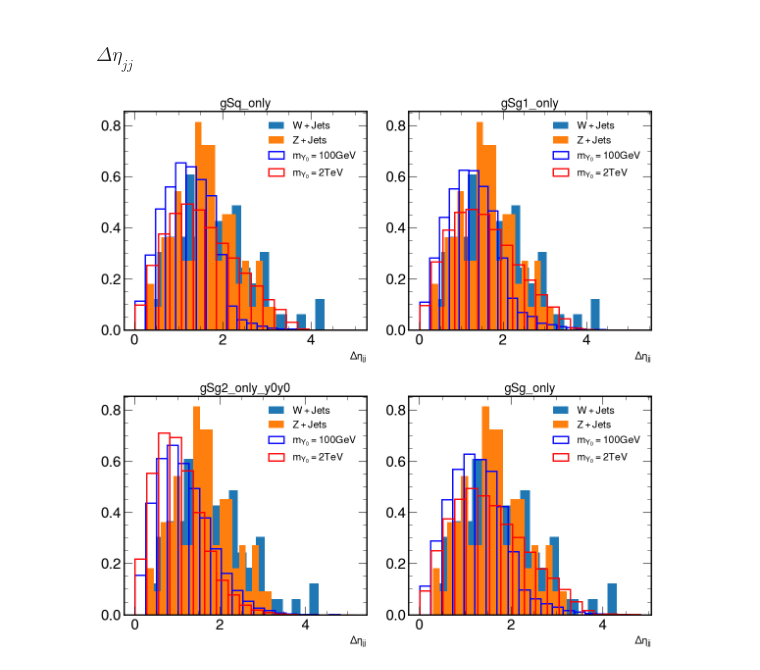
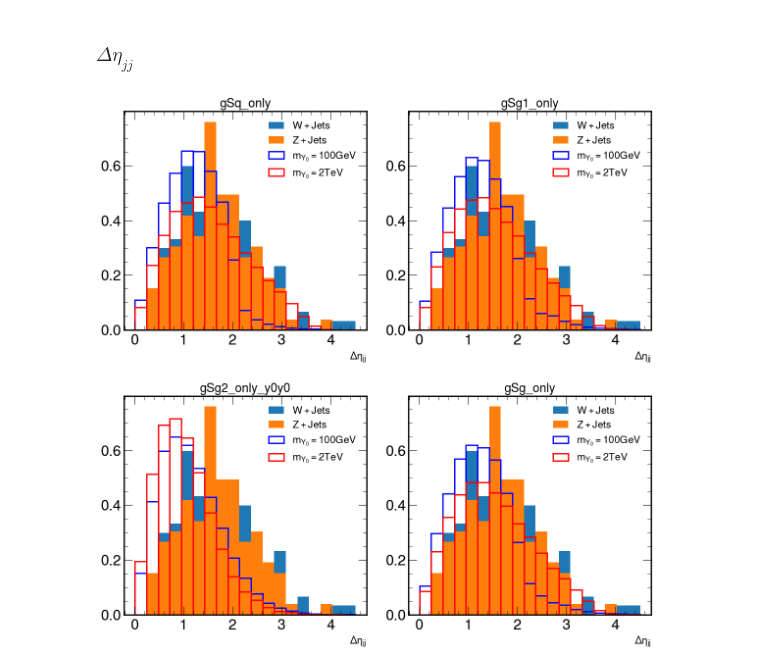
Before and after one commit to JuanDuarte2003/VBFDM_EAFIT, a Jupyter notebook: SignificanceAnalysis.ipynb, the cells around one changed output. Cells and saved outputs as stored; diff of their text form; code cells hidden in the pictures.

```diff
--- a/SignificanceAnalysis.ipynb
+++ b/SignificanceAnalysis.ipynb
@@ -803,6 +952,6 @@ plt.show()
 # %%
 Z, pt_values = find_significance(cases, data, [data_WpJ, data_ZpJ],
-                                 cut_var='PseudorapidityProd', use_weights=True, SG_weights=Weights,
+                                 cut_var='Rapidity_prod', use_weights=True, SG_weights=Weights,
                                  BG_weights=[Weights['WpJets'], Weights['ZpJets']], cond='<')
 # %%
 fig, ax = plt.subplots(2,2)
@@ -822,7 +971,7 @@ for i in range(2):
 for i in range(2):
     for j in range(2):
         ax[i,j].legend([r"$m_{Y_{0}}=100$GeV",r"$m_{Y_{0}}=2$TeV"],fontsize=15)
-        ax[i,j].set_xlabel(r"$\eta{(j_{1})}\cdot\eta{(j_{2})}$ < cut",fontsize=15)
+        ax[i,j].set_xlabel(r"$\eta{(j_{0})}\cdot\eta{(j_{1})}$ < cut",fontsize=15)
         ax[i,j].set_ylabel("Z",fontsize=18)
         #ax[i,j].set_xlim(0,2000)
 
@@ -871,7 +981,0 @@ Orden:  gSg_only gSg1_only gSg2_only_y0y0 gSq_only
-# %%
-for i in cases:
-    for j in range(2):
-        data[i][j] = data[i][j].query('PseudorapidityProd < 0')
-
-data_WpJ = data_WpJ.query('PseudorapidityProd < 0')
-data_ZpJ = data_ZpJ.query('PseudorapidityProd < 0')
@@ -936,6 +1032,6 @@ plt.show()
 # %%
 Z, pt_values = find_significance(cases, data, [data_WpJ, data_ZpJ],
-                                 cut_var='Azim_diff', use_weights=True, SG_weights=Weights,
+                                 cut_var='Delta_phi', use_weights=True, SG_weights=Weights,
                                  BG_weights=[Weights['WpJets'], Weights['ZpJets']])
 # %%
 fig, ax = plt.subplots(2,2)
@@ -1047,47 +1145,49 @@ plt.show()
 fig, ax = plt.subplots(2,2, figsize=(12,12))
 #fig.suptitle(r"$\eta{(j_{1})}\cdot\eta{(j_{2})}$")
 
-variable = 'Pseudorapidity'
+variable = 'Delta_rapidity'
 nBins = 20
 
-rangos = {}
-for i in cases:
-    rangos[i] = []
-    for j in range(2):
-        rangos[i].append(np.linspace(min(data[i][j][variable]),max(data[i][j][variable]), nBins))
+#rangos = {}
+#for i in cases:
+#    rangos[i] = []
+#    for j in range(2):
+#        rangos[i].append(np.linspace(min(data[i][j][variable]),max(data[i][j][variable]), nBins))
+#
+#rangos['WpJets'] = np.linspace(min(data_WpJ[variable]), max(data_WpJ[variable]), nBins)
+#rangos['ZpJets'] = np.linspace(min(data_ZpJ[variable]), max(data_ZpJ[variable]), nBins)
 
-rangos['WpJets'] = np.linspace(min(data_WpJ[variable]), max(data_WpJ[variable]), nBins)
-rangos['ZpJets'] = np.linspace(min(data_ZpJ[variable]), max(data_ZpJ[variable]), nBins)
+rango = np.linspace(min(data[cases[0]][0][variable]), max(data[cases[0]][0][variable]), nBins)
 
 colors = ['blue', 'red']
 
 for i in range(2):
     for j in range(2):
-        ax[i,j].hist(data_WpJ[variable], bins=rangos['WpJets'], density=True)
-        ax[i,j].hist(data_ZpJ[variable], bins=rangos['ZpJets'], density=True)
+        ax[i,j].hist(data_WpJ[variable], bins=rango, density=True)
+        ax[i,j].hist(data_ZpJ[variable], bins=rango, density=True)
         #ax[i,j].legend([r"$m_{Y_{0}}=100$GeV",r"$m_{Y_{0}}=2$TeV",r"$W+Jets$",r"$Z+Jets$"],fontsize=15)
 
         #ax[i,j].set_xlim(-5,5)
 
 for i in range(2):
-    ax[0,0].hist(data[cases[0]][i][variable], bins=rangos[cases[0]][i], density=True, color=colors[i], edgecolor=colors[i], fc='None', lw=2)
-    ax[0,1].hist(data[cases[1]][i][variable], bins=rangos[cases[1]][i], density=True, color=colors[i], edgecolor=colors[i], fc='None', lw=2)
-    ax[1,0].hist(data[cases[2]][i][variable], bins=rangos[cases[2]][i], density=True, color=colors[i], edgecolor=colors[i], fc='None', lw=2)
-    ax[1,1].hist(data[cases[3]][i][variable], bins=rangos[cases[3]][i], density=True, color=colors[i], edgecolor=colors[i], fc='None', lw=2)
+    ax[0,0].hist(data[cases[0]][i][variable], bins=rango, density=True, color=colors[i], edgecolor=colors[i], fc='None', lw=2)
+    ax[0,1].hist(data[cases[1]][i][variable], bins=rango, density=True, color=colors[i], edgecolor=colors[i], fc='None', lw=2)
+    ax[1,0].hist(data[cases[2]][i][variable], bins=rango, density=True, color=colors[i], edgecolor=colors[i], fc='None', lw=2)
+    ax[1,1].hist(data[cases[3]][i][variable], bins=rango, density=True, color=colors[i], edgecolor=colors[i], fc='None', lw=2)
     ax[0,0].set_title(cases[0], fontsize=18)
     ax[0,1].set_title(cases[1], fontsize=18)
     ax[1,0].set_title(cases[2], fontsize=18)
     ax[1,1].set_title(cases[3], fontsize=18)
 
 for i in range(2):
     for j in range(2):
         ax[i,j].legend([r"$W+Jets$",r"$Z+Jets$", r"$m_{Y_{0}}=100$GeV",r"$m_{Y_{0}}=2$TeV"],fontsize=15)
         ax[i,j].set_xlabel(r"$\Delta\eta_{jj}$",fontsize=15)
 
 
 fig.tight_layout()
 plt.show()
 # %% [output]
-[figure, old version]
+[figure, new version]
 # %%
 Z, pt_values = find_significance(cases, data, [data_WpJ, data_ZpJ],
```
Also changed, not shown: parts of 41 cells of this notebook.
